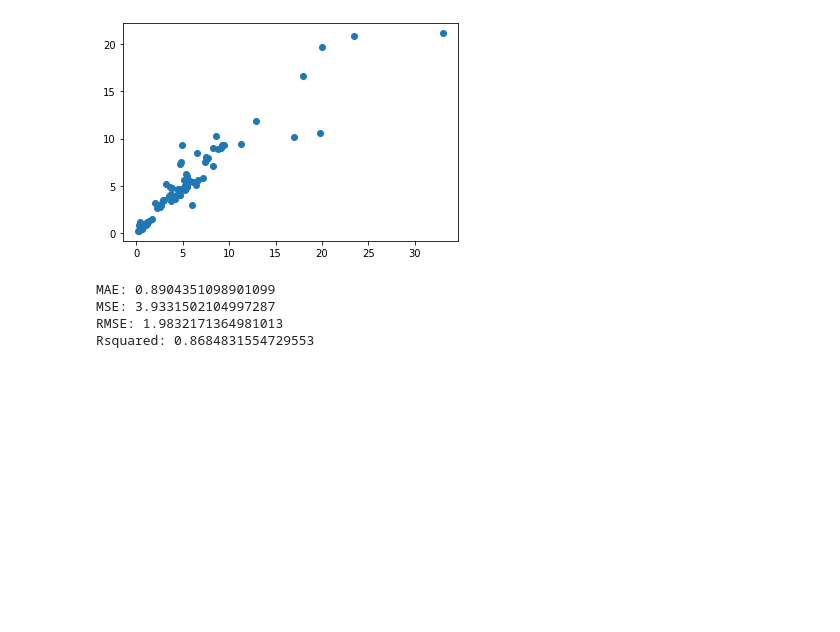
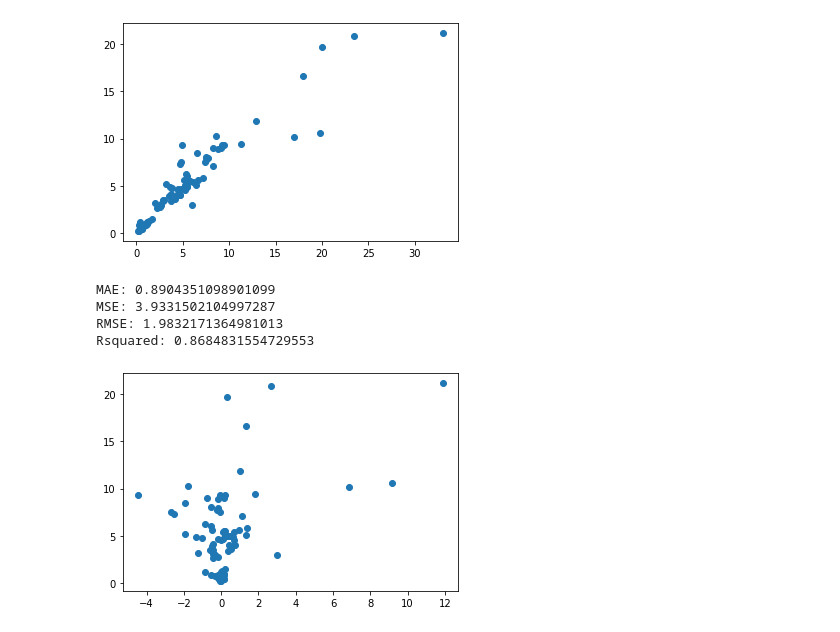
Before and after one commit to anurag882/car_price_predictions, a Jupyter notebook: Untitled1.ipynb, the cells around one changed output. Cells and saved outputs as stored; diff of their text form; code cells hidden in the pictures; blank space fills up the shorter version.

Commit message:
added residual plot

```diff
--- a/Untitled1.ipynb
+++ b/Untitled1.ipynb
@@ -297,3 +297,9 @@ MAE: 0.8904351098901099
 MSE: 3.9331502104997287
 RMSE: 1.9832171364981013
 Rsquared: 0.8684831554729553
+# %%
+residuals = y_test-predictions
+plt.scatter(residuals,predictions)
+plt.show()
+# %% [output]
+[figure, added]
```
